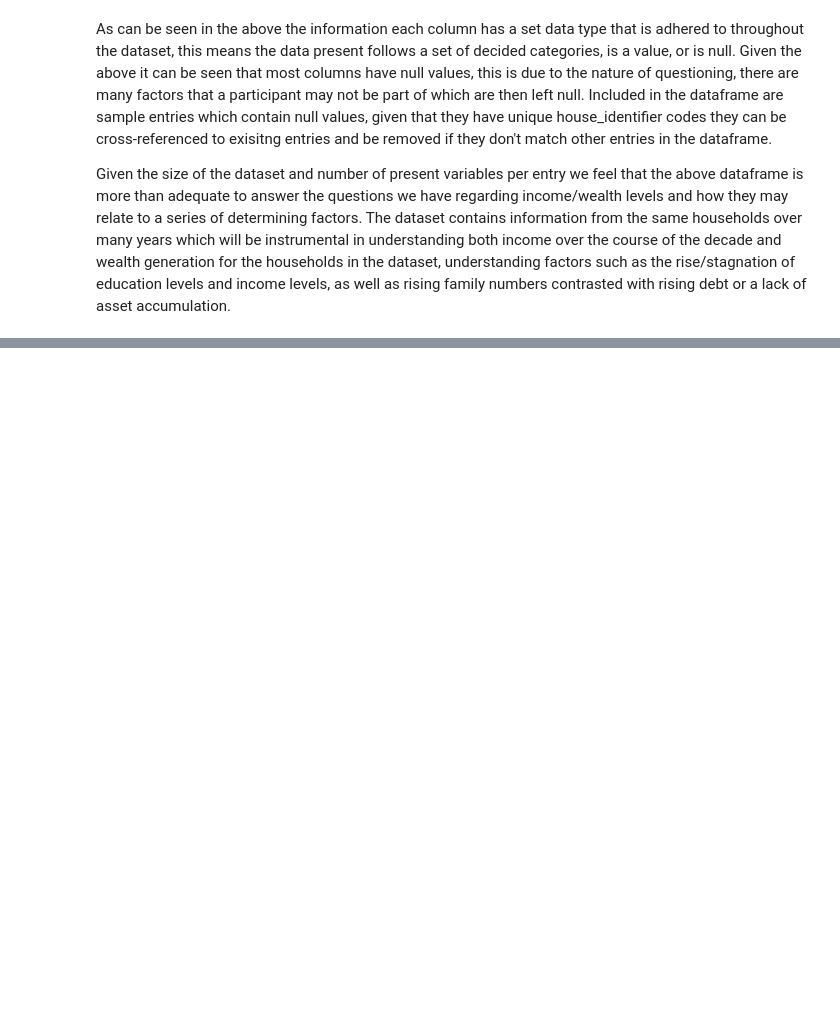
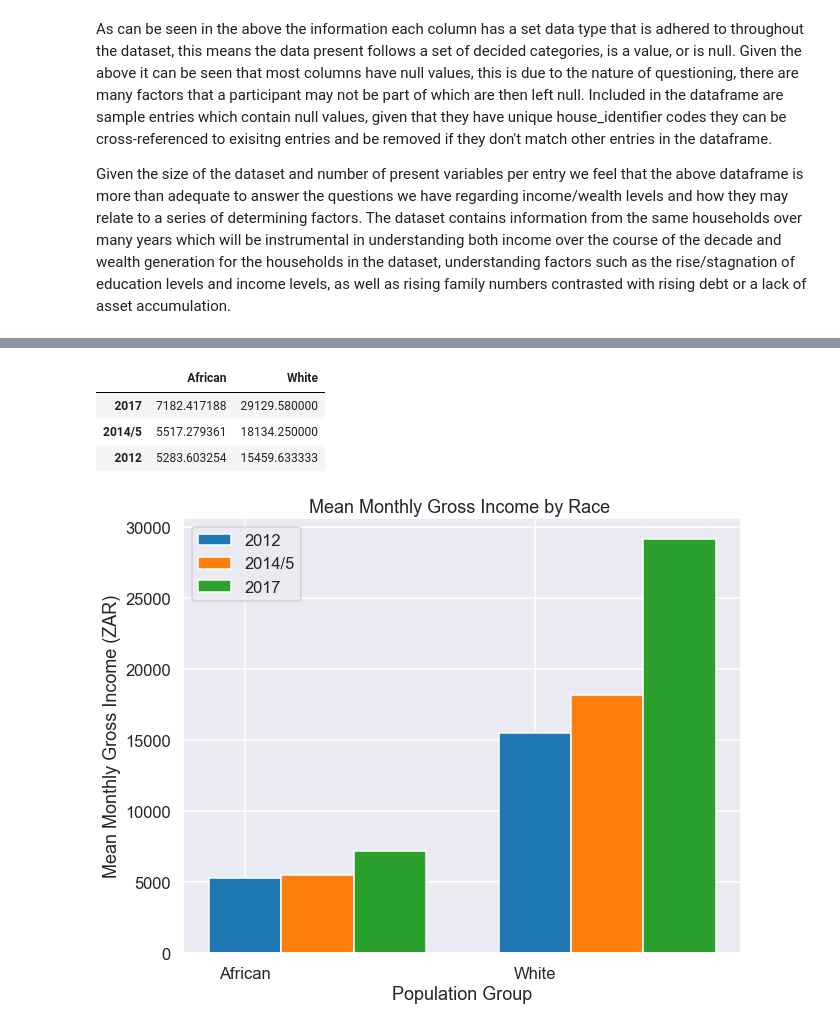
Before and after one commit to DAE-Mini-Project/DEA-Code, a Jupyter notebook: DaeCode.ipynb, the cells around one changed output, grey strips where cells are left out. Saved outputs shown, nothing was run; the diff lists cells and outputs as text; code cells hidden in the pictures; blank space fills up the shorter version.

```diff
--- a/DaeCode.ipynb
+++ b/DaeCode.ipynb
@@ -1502,0 +985,54 @@ MvC_piv = df_filtered.loc[:,['Possessions_Net_Value_Balance','Years_Cohabiting',
+# %%
+# Here, we take samples of 150 rows for each population and find the mean monthly gross income
+
+w5_afri_smpl = df_nonzero.loc[df_nonzero['w5_a_popgrp']=="African",'w5_a_em1inc'].sample(frac =0.5, random_state = 150).mean()
+w4_afri_smpl = df2_nonzero.loc[df2_nonzero['w4_a_popgrp']=="African",'w4_a_em1inc'].sample(frac=0.5, random_state = 150).mean()
+w3_afri_smpl = df1_nonzero.loc[df1_nonzero['w3_a_popgrp']=="African",'w3_a_em1inc'].sample(frac=0.5, random_state = 150).mean()
+
+#w5_col_smpl = df_nonzero.loc[df_nonzero['w5_a_popgrp']=="Coloured",'w5_a_em1inc'].sample(frac = 0.5, random_state = 150).mean()
+#w4_col_smpl = df2_nonzero.loc[df2_nonzero['w4_a_popgrp']=="Coloured",'w4_a_em1inc'].sample(frac = 0.5, random_state = 150).mean()
+##w3_col_smpl = df1_nonzero.loc[df1_nonzero['w3_a_popgrp']=="Coloured",'w3_a_em1inc'].sample(frac = 0.5, random_state = 150).mean()
+
+#w5_asIn_smpl = df_nonzero.loc[df_nonzero['w5_a_popgrp']=="Asian/Indian",'w5_a_em1inc'].sample(frac=0.5, random_state = 150).mean()
+#w4_asIn_smpl = df2_nonzero.loc[df2_nonzero['w4_a_popgrp']=="Asian/Indian",'w4_a_em1inc'].sample(frac=0.5, random_state = 150).mean()
+#w3_asIn_smpl = df1_nonzero.loc[df1_nonzero['w3_a_popgrp']=="Asian/Indian",'w3_a_em1inc'].sample(frac=0.5, random_state = 150).mean()
+
+w5_yt_smpl = df_nonzero.loc[df_nonzero['w5_a_popgrp']=="White",'w5_a_em1inc'].sample(frac=0.5, random_state = 150).mean()
+w4_yt_smpl = df2_nonzero.loc[df2_nonzero['w4_a_popgrp']=="White",'w4_a_em1inc'].sample(frac=0.5, random_state = 150).mean()
+w3_yt_smpl = df1_nonzero.loc[df1_nonzero['w3_a_popgrp']=="White",'w3_a_em1inc'].sample(frac=0.5, random_state = 150).mean()
+
+list1 = [w5_afri_smpl,w4_afri_smpl,w3_afri_smpl]
+#list2 = [w5_col_smpl,w4_col_smpl,w3_col_smpl]
+#list3 = [w5_asIn_smpl,w4_asIn_smpl,w3_asIn_smpl]
+list4 = [w5_yt_smpl,w4_yt_smpl,w3_yt_smpl]
+
+
+incomeByRace = pd.DataFrame(list(zip(list1,list4)), index=["2017","2014/5","2012"], columns = ["African","White"])
+incomeByRace
+# %% [output]
+|  | African | White |
+| 2017 | 7182.417188 | 29129.580000 |
+| 2014/5 | 5517.279361 | 18134.250000 |
+| 2012 | 5283.603254 | 15459.633333 |
+# %%
+X = list(incomeByRace.columns)
+
+Y_w5 = [7182.417188,29129.580000]
+Y_w4 = [5517.279361,18134.250000]
+Y_w3 = [5283.603254,15459.633333]
+
+X_axis = np.arange(len(X))
+
+fig, ax = plt.subplots(figsize=(10,8))
+plt.bar(X_axis + 0.0, Y_w3, 0.25, label = '2012')
+plt.bar(X_axis + 0.25, Y_w4, 0.25, label = '2014/5')
+plt.bar(X_axis + 0.5, Y_w5, 0.25, label = '2017')
+
+plt.xticks(X_axis,X)
+plt.xlabel("Population Group")
+plt.ylabel("Mean Monthly Gross Income (ZAR)")
+plt.title("Mean Monthly Gross Income by Race ")
+plt.legend()
+plt.show()
+# %% [output]
+[figure, added]
```
Also changed, not shown: parts of 64 cells of this notebook, 1 other file.
